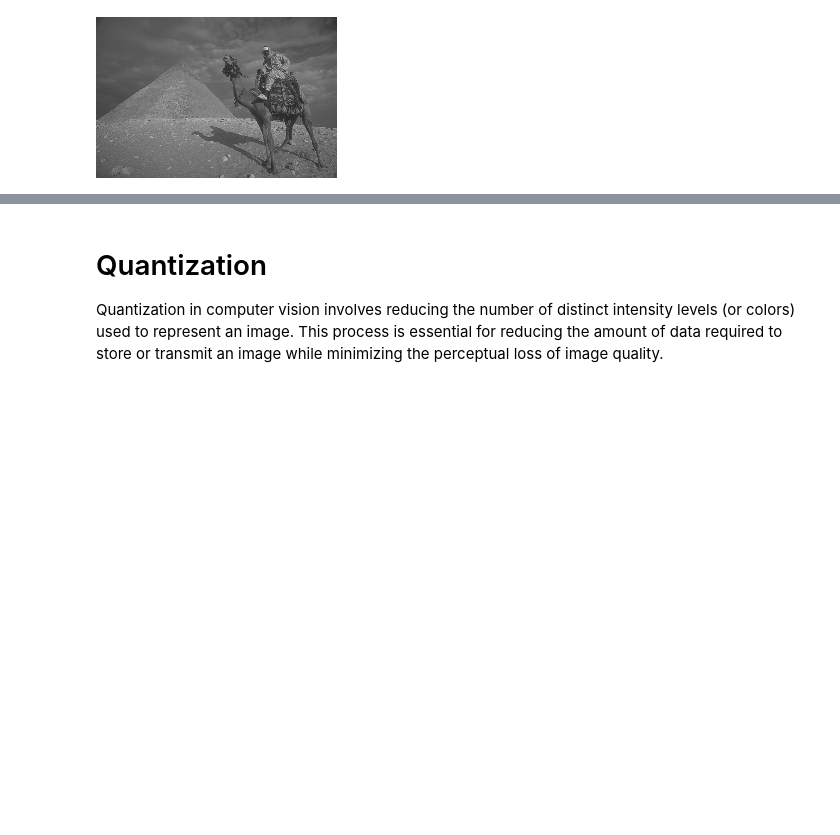
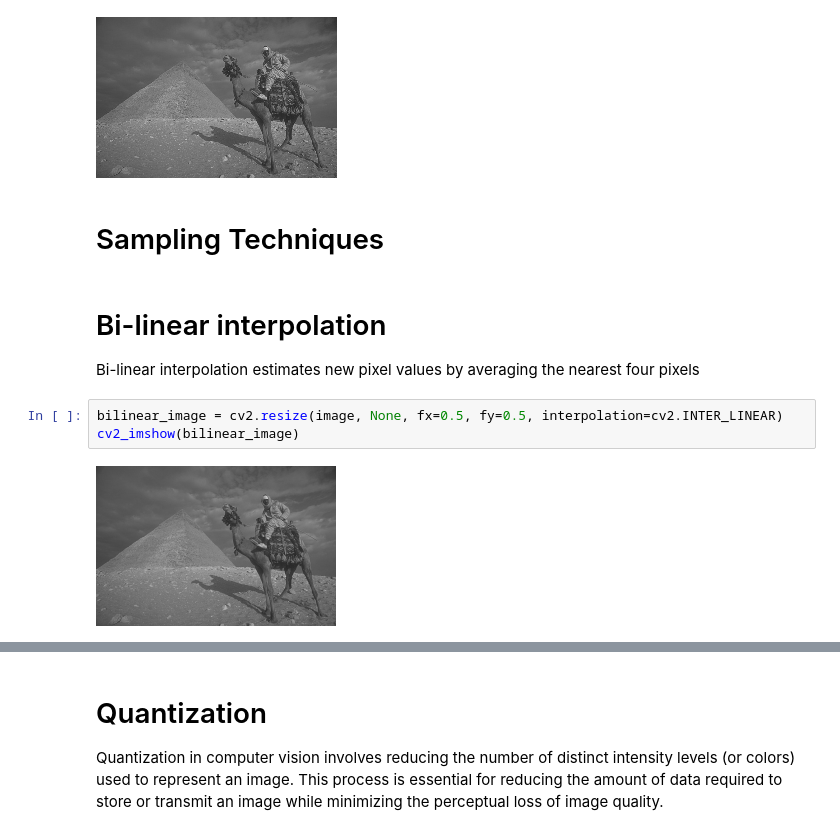
Before and after one commit to Aleena24/Computer-Vision, a Jupyter notebook: extra3_sampling_and_quantization_techniques.ipynb, the cells around one changed output, grey strips where cells are left out. Cells and saved outputs as stored; diff of their text form; blank space fills up the shorter version.

```diff
--- a/extra3_sampling_and_quantization_techniques.ipynb
+++ b/extra3_sampling_and_quantization_techniques.ipynb
@@ -26,3 +28,14 @@ sampled_image = image[::2, ::2]
 cv2_imshow(sampled_image)
 # %% [output]
 [figure]
+# %% [markdown]
+# Sampling Techniques
+# %% [markdown]
+# Bi-linear interpolation
+
+Bi-linear interpolation estimates new pixel values by averaging the nearest four pixels
+# %%
+bilinear_image = cv2.resize(image, None, fx=0.5, fy=0.5, interpolation=cv2.INTER_LINEAR)
+cv2_imshow(bilinear_image)
+# %% [output]
+[figure, added]
```
Also changed, not shown: parts of 7 cells of this notebook.
